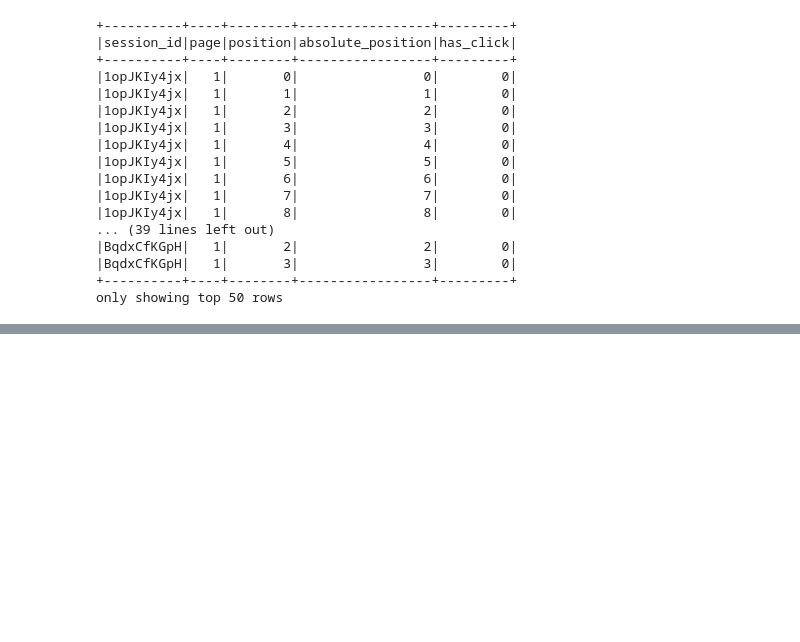
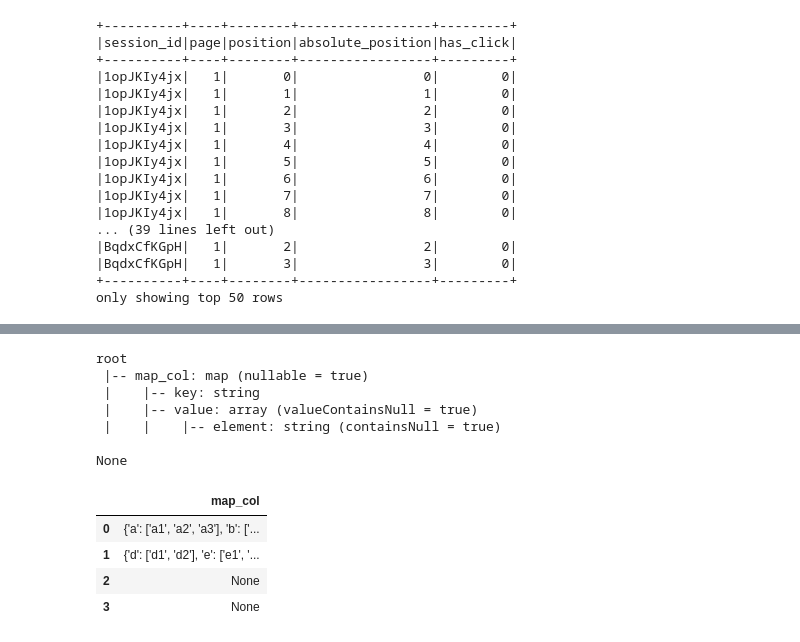
Before and after one commit to joitandr/colab_examples, a Jupyter notebook: pyspark_example.ipynb, the cells around one changed output, grey strips where cells are left out. Saved outputs shown, nothing was run; the diff lists cells and outputs as text; code cells hidden in the pictures; blank space fills up the shorter version.

```diff
--- a/pyspark_example.ipynb
+++ b/pyspark_example.ipynb
@@ -594,0 +609,29 @@ only showing top 50 rows
+# %%
+from pyspark.sql import types as T
+tmp_sdf = spark.createDataFrame(pd.DataFrame({
+    'map_col': [
+        {"a": ['a1', "a2", "a3"], "b": ["b1", "b2"], "c": ['c1']},
+        {"d": ['d1', "d2"], "e": ["e1", "e2"], "f": ['f1', 'f2', 'f3', 'f4', 'f5']},
+        None,
+        None
+    ]
+}))
+tmp_sdf = (
+    tmp_sdf
+    .withColumn('map_col', F.col('map_col').cast(T.MapType(T.StringType(), T.ArrayType(T.StringType()))))
+)
+print(tmp_sdf.printSchema())
+tmp_sdf.toPandas()
+# %% [output]
+root
+ |-- map_col: map (nullable = true)
+ |    |-- key: string
+ |    |-- value: array (valueContainsNull = true)
+ |    |    |-- element: string (containsNull = true)
+
+None
+|  | map_col |
+| 0 | {'a': ['a1', 'a2', 'a3'], 'b': ['... |
+| 1 | {'d': ['d1', 'd2'], 'e': ['e1', '... |
+| 2 | None |
+| 3 | None |
```
Also changed, not shown: parts of 6 cells of this notebook.
